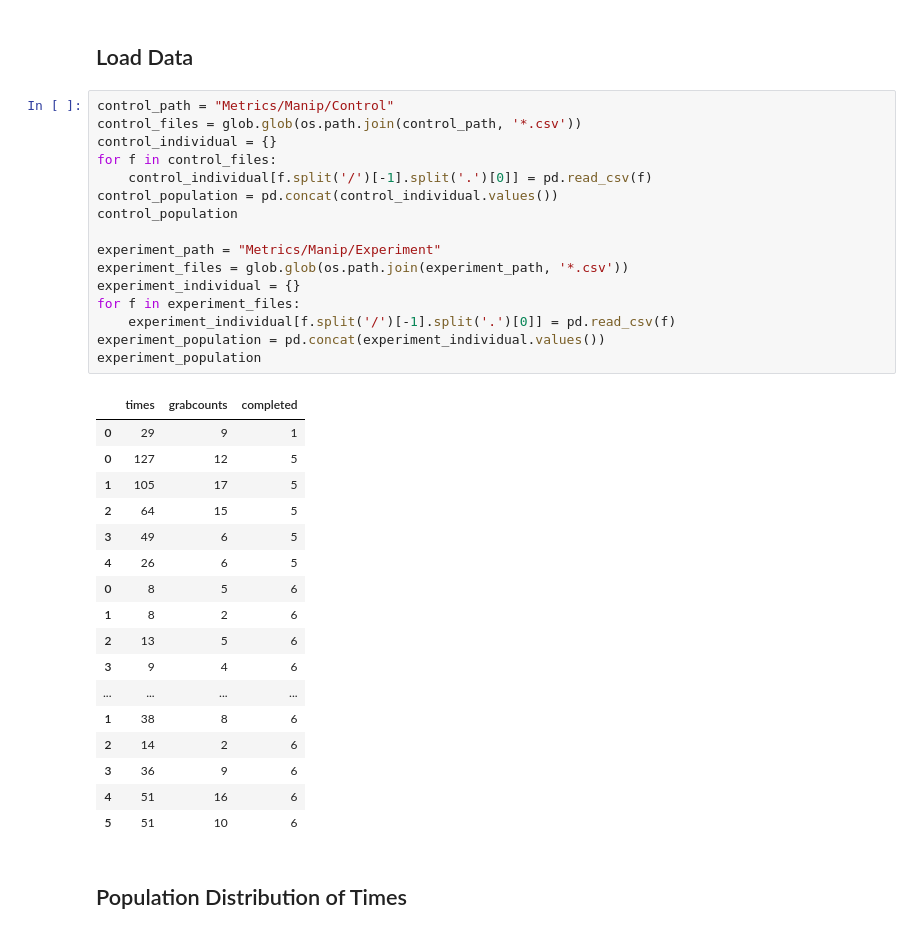
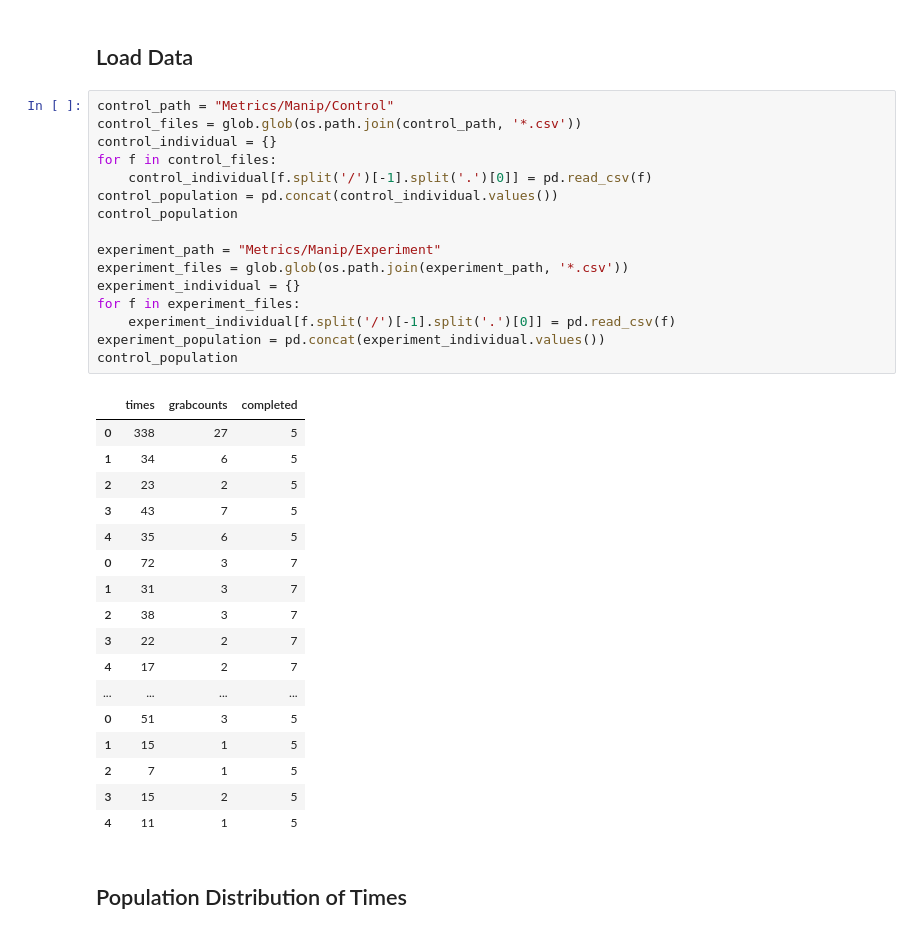
Before and after one commit to scrmbld/253-phase-4, a Jupyter notebook: visualization.ipynb, the cells around one changed output. Cells and saved outputs as stored; diff of their text form.

```diff
--- a/visualization.ipynb
+++ b/visualization.ipynb
@@ -12,37 +12,37 @@ import glob
 # %%
 control_path = "Metrics/Manip/Control"
 control_files = glob.glob(os.path.join(control_path, '*.csv'))
 control_individual = {}
 for f in control_files:
     control_individual[f.split('/')[-1].split('.')[0]] = pd.read_csv(f)
 control_population = pd.concat(control_individual.values())
 control_population
 
 experiment_path = "Metrics/Manip/Experiment"
 experiment_files = glob.glob(os.path.join(experiment_path, '*.csv'))
 experiment_individual = {}
 for f in experiment_files:
     experiment_individual[f.split('/')[-1].split('.')[0]] = pd.read_csv(f)
 experiment_population = pd.concat(experiment_individual.values())
-experiment_population
+control_population
 # %% [output]
 |  | times | grabcounts | completed |
-| 0 | 29 | 9 | 1 |
-| 0 | 127 | 12 | 5 |
-| 1 | 105 | 17 | 5 |
-| 2 | 64 | 15 | 5 |
-| 3 | 49 | 6 | 5 |
-| 4 | 26 | 6 | 5 |
-| 0 | 8 | 5 | 6 |
-| 1 | 8 | 2 | 6 |
-| 2 | 13 | 5 | 6 |
-| 3 | 9 | 4 | 6 |
+| 0 | 338 | 27 | 5 |
+| 1 | 34 | 6 | 5 |
+| 2 | 23 | 2 | 5 |
+| 3 | 43 | 7 | 5 |
+| 4 | 35 | 6 | 5 |
+| 0 | 72 | 3 | 7 |
+| 1 | 31 | 3 | 7 |
+| 2 | 38 | 3 | 7 |
+| 3 | 22 | 2 | 7 |
+| 4 | 17 | 2 | 7 |
 | ... | ... | ... | ... |
-| 1 | 38 | 8 | 6 |
-| 2 | 14 | 2 | 6 |
-| 3 | 36 | 9 | 6 |
-| 4 | 51 | 16 | 6 |
-| 5 | 51 | 10 | 6 |
+| 0 | 51 | 3 | 5 |
+| 1 | 15 | 1 | 5 |
+| 2 | 7 | 1 | 5 |
+| 3 | 15 | 2 | 5 |
+| 4 | 11 | 1 | 5 |
 # %% [markdown]
 ## Population Distribution of Times
 # %%
```
Also changed, not shown: parts of 4 cells of this notebook, 19 other files.
